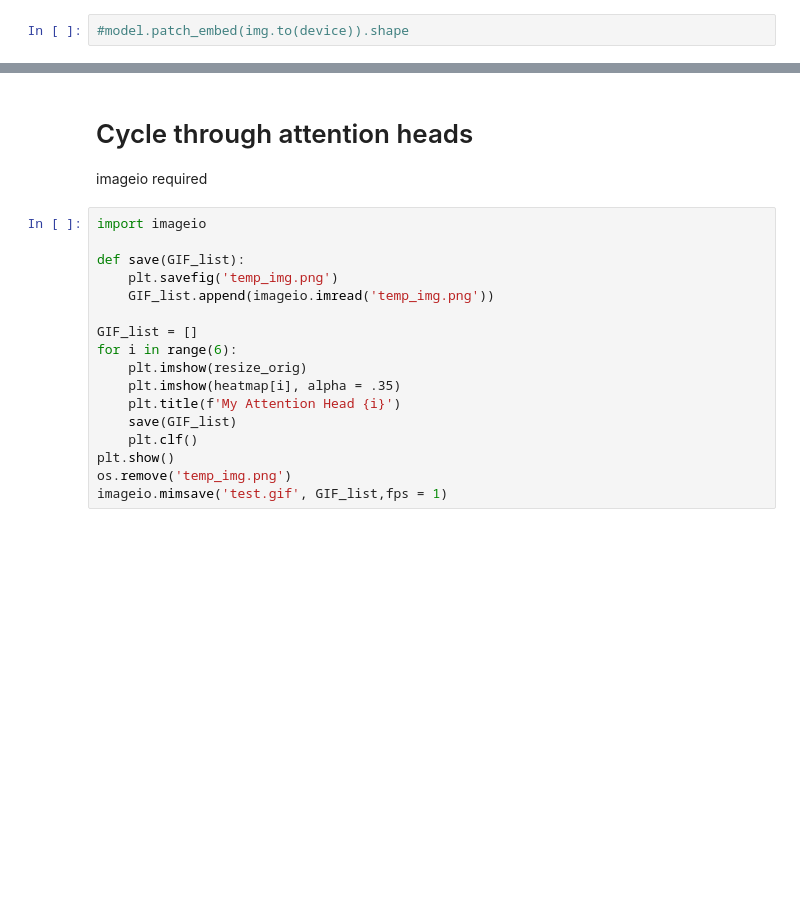
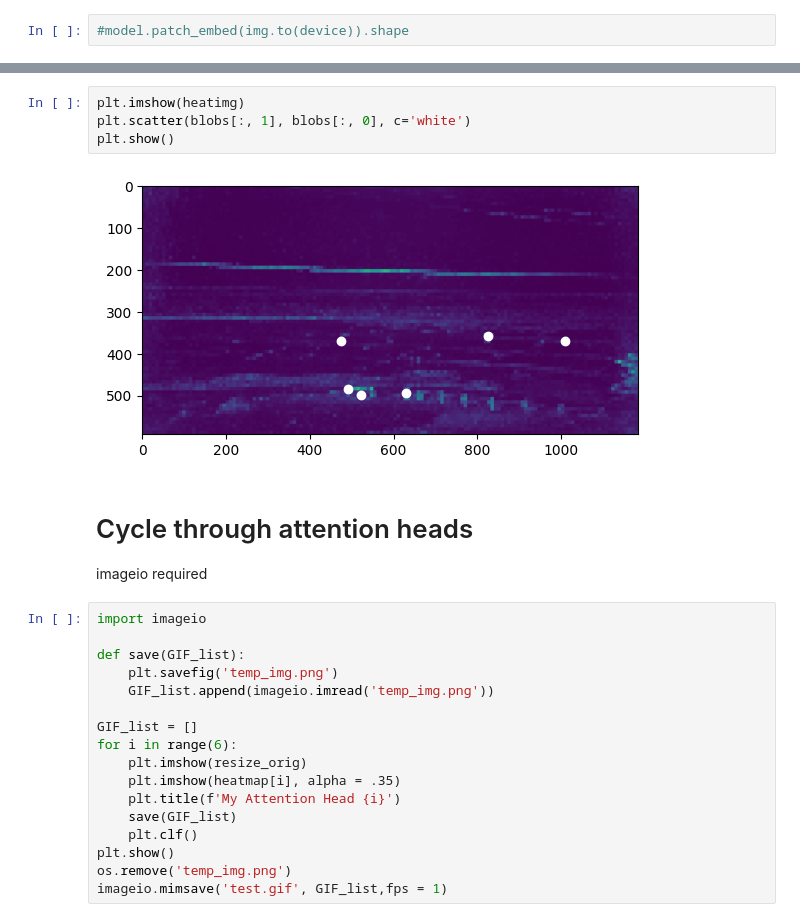
Before and after one commit to tukavic/surf-detection, a Jupyter notebook: dino/viz_atn.ipynb, the cells around one changed output, grey strips where cells are left out. Drawn from its saved outputs; the diff is of its cells as text; blank space fills up the shorter version.

```diff
--- a/dino/viz_atn.ipynb
+++ b/dino/viz_atn.ipynb
@@ -212,3 +239,9 @@ plt.show()
+# %%
+plt.imshow(heatimg)
+plt.scatter(blobs[:, 1], blobs[:, 0], c='white')
+plt.show()
+# %% [output]
+[figure, added]
 # %% [markdown]
 # Cycle through attention heads
 imageio required
```
Also changed, not shown: parts of 6 cells of this notebook, 6 other files.
